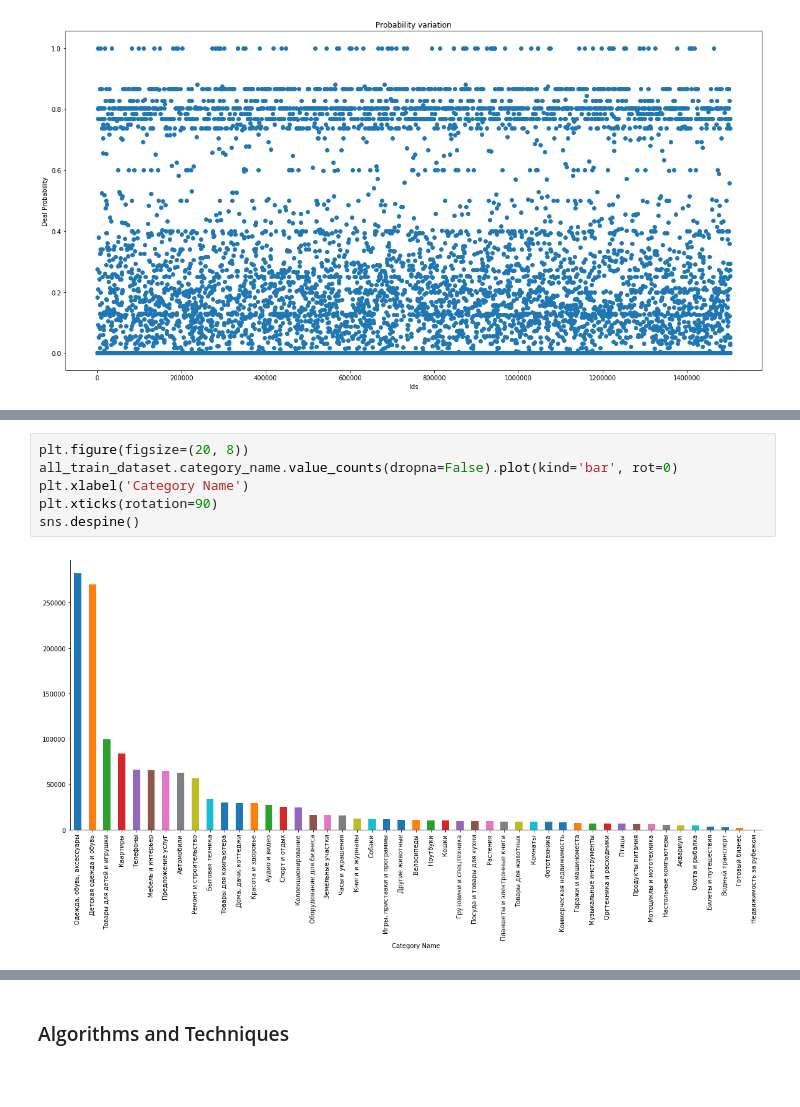
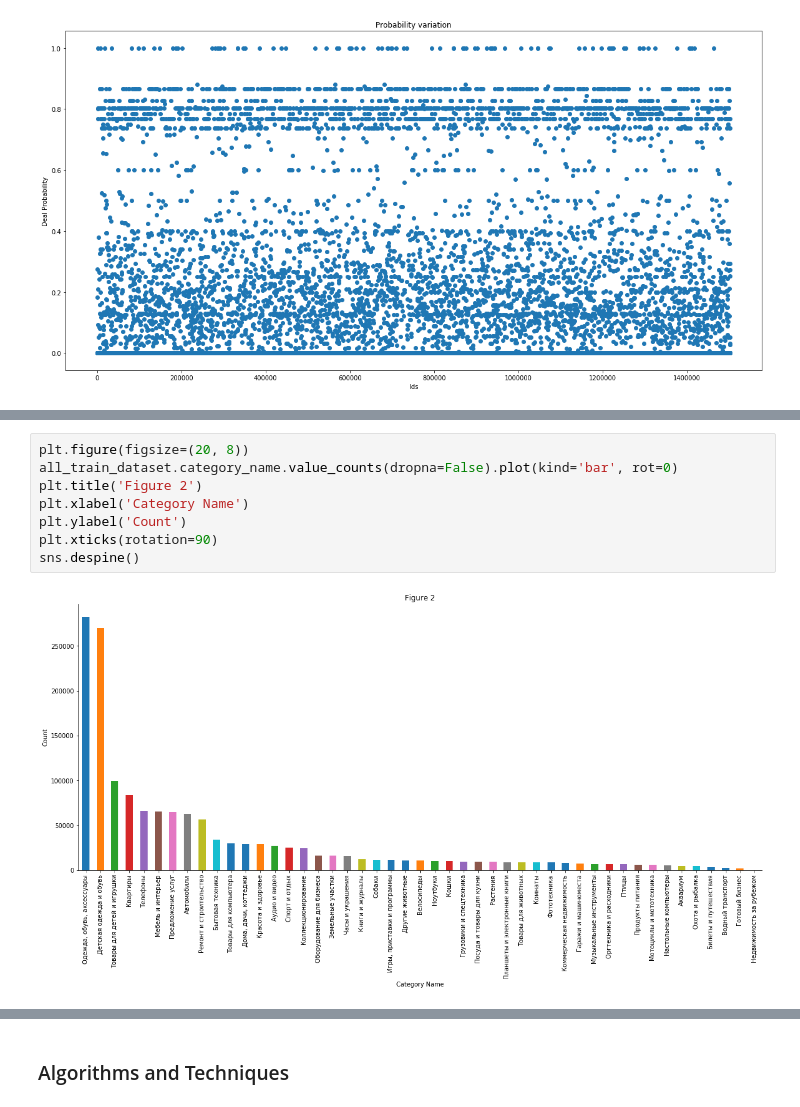
Before and after one commit to sachinlamba/Capstone_ML, a Jupyter notebook: report.ipynb, the cells around one changed output, grey strips where cells are left out. Cells and saved outputs as stored; diff of their text form; blank space fills up the shorter version.

```diff
--- a/report.ipynb
+++ b/report.ipynb
@@ -175,11 +216,13 @@ sns.despine()
 # %%
 plt.figure(figsize=(20, 8))
 all_train_dataset.category_name.value_counts(dropna=False).plot(kind='bar', rot=0)
+plt.title('Figure 2')
 plt.xlabel('Category Name')
+plt.ylabel('Count')
 plt.xticks(rotation=90)
 sns.despine()
 # %% [output]
-[figure, old version]
+[figure, new version]
 # %%
 plt.figure(figsize=(20, 8))
 all_train_dataset.parent_category_name.value_counts(dropna=False).plot(kind='bar', rot=0)
```
Also changed, not shown: parts of 25 cells of this notebook, 4 other files.
